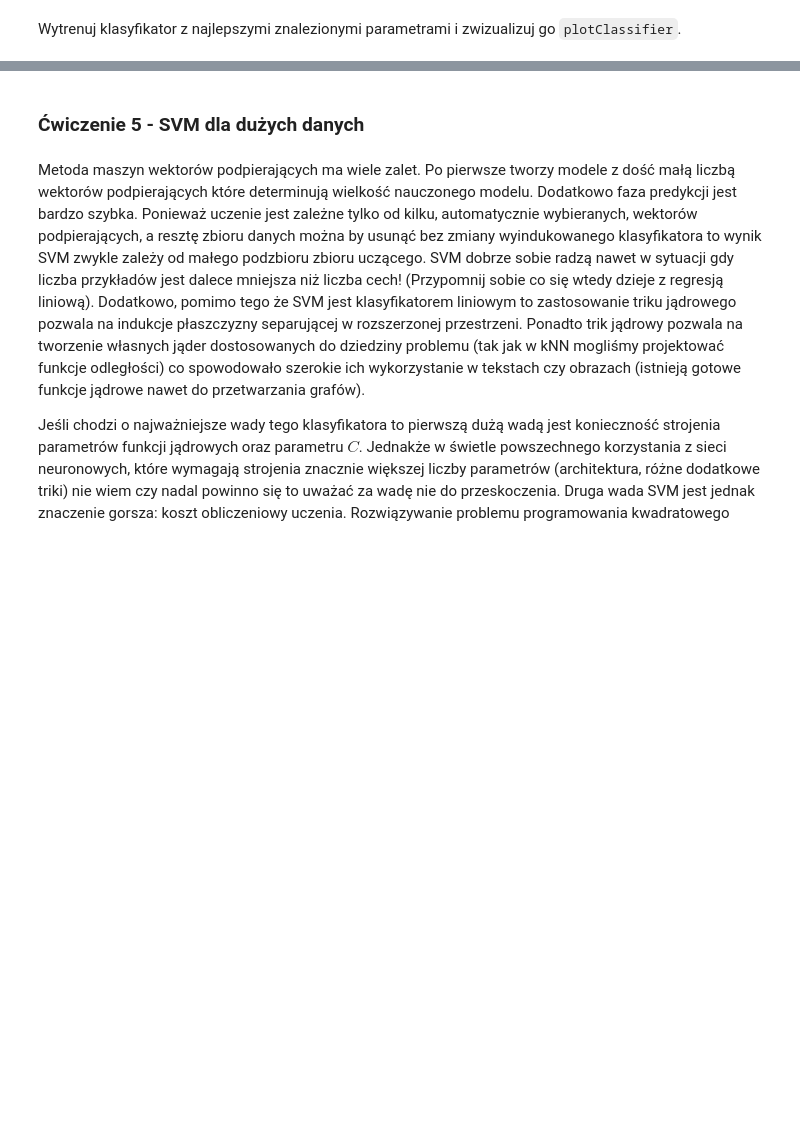
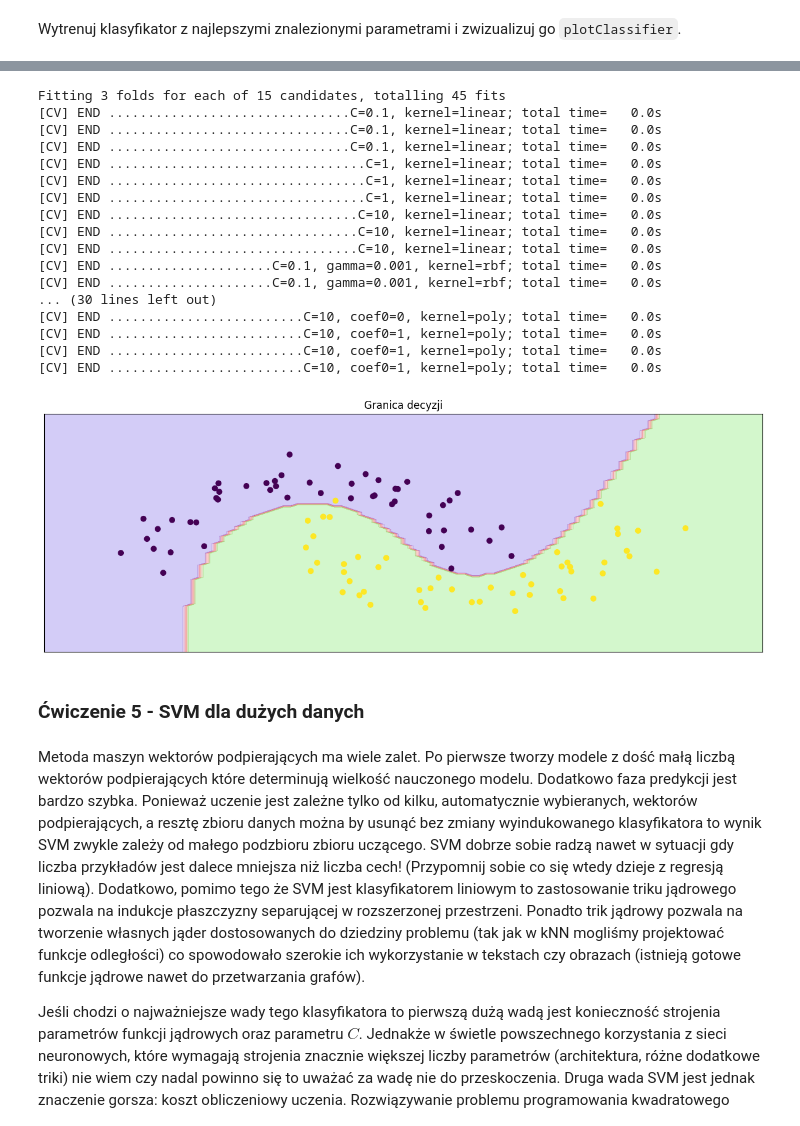
Before and after one commit to marcol13/SUS, a Jupyter notebook: svm/svm.ipynb, the cells around one changed output, grey strips where cells are left out. Cells and saved outputs as stored; diff of their text form; code cells hidden in the pictures; blank space fills up the shorter version.

```diff
--- a/svm/svm.ipynb
+++ b/svm/svm.ipynb
@@ -484,3 +545,35 @@ raise NotImplementedError()
+# %%
+from sklearn.datasets import make_moons
+X, y = make_moons(n_samples=100, noise=0.15, random_state=42)
+
+parameters = [{'C': [0.1, 1, 10], 'kernel': ['linear']},
+                {'C': [0.1, 1, 10], 'gamma': [0.001, 0.0001], 'kernel': ['rbf']},
+                {'C': [0.1, 1, 10], 'coef0': [0, 1], 'kernel': ['poly']}]
+clf = GridSearchCV(estimator=SVC(), param_grid=parameters, scoring='accuracy', verbose=2, cv=3)
+clf.fit(X, y)
+
+model = SVC(**clf.best_params_)
+model.fit(X, y)
+plotClassifier(X, y, model)
+# %% [output]
+Fitting 3 folds for each of 15 candidates, totalling 45 fits
+[CV] END ...............................C=0.1, kernel=linear; total time=   0.0s
+[CV] END ...............................C=0.1, kernel=linear; total time=   0.0s
+[CV] END ...............................C=0.1, kernel=linear; total time=   0.0s
+[CV] END .................................C=1, kernel=linear; total time=   0.0s
+[CV] END .................................C=1, kernel=linear; total time=   0.0s
+[CV] END .................................C=1, kernel=linear; total time=   0.0s
+[CV] END ................................C=10, kernel=linear; total time=   0.0s
+[CV] END ................................C=10, kernel=linear; total time=   0.0s
+[CV] END ................................C=10, kernel=linear; total time=   0.0s
+[CV] END .....................C=0.1, gamma=0.001, kernel=rbf; total time=   0.0s
+[CV] END .....................C=0.1, gamma=0.001, kernel=rbf; total time=   0.0s
+... (30 lines left out)
+[CV] END .........................C=10, coef0=0, kernel=poly; total time=   0.0s
+[CV] END .........................C=10, coef0=1, kernel=poly; total time=   0.0s
+[CV] END .........................C=10, coef0=1, kernel=poly; total time=   0.0s
+[CV] END .........................C=10, coef0=1, kernel=poly; total time=   0.0s
+[figure, added]
 # %% [markdown]
 ### Ćwiczenie 5 - SVM dla dużych danych
 # %%
```
Also changed, not shown: parts of 24 cells of this notebook.
